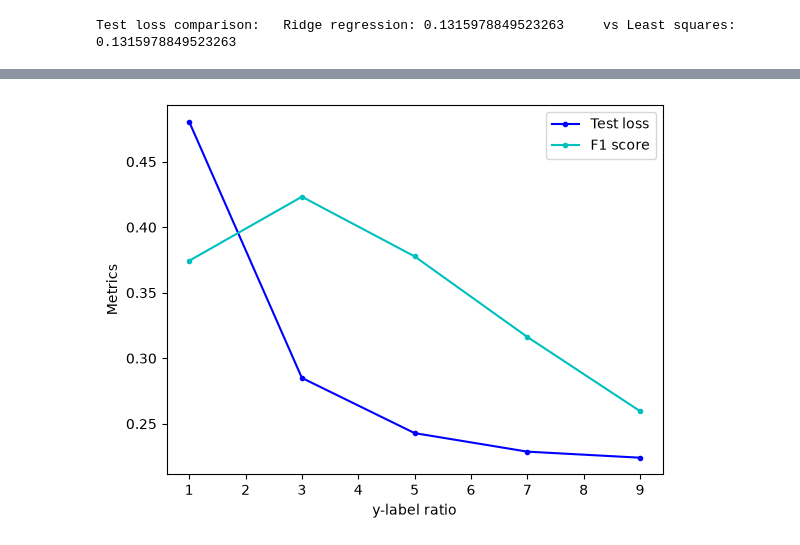
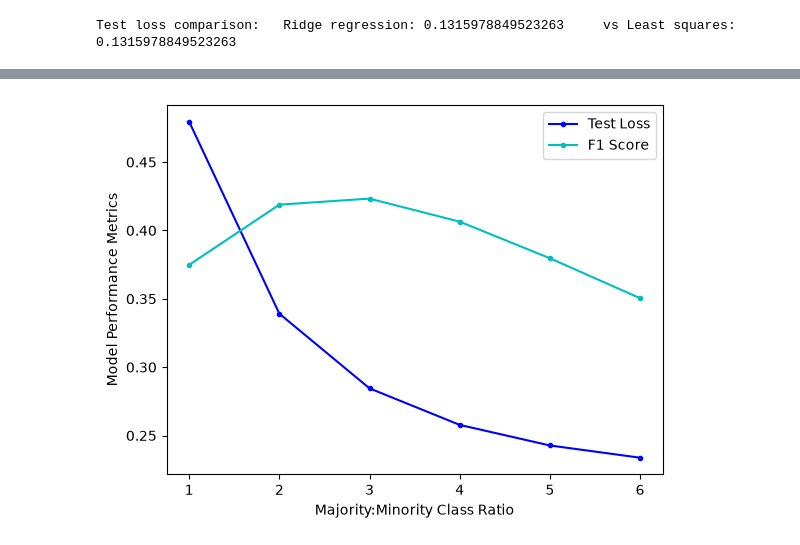
Before and after one commit to cheimatouihri/ML_PROJECT_CVD, a Jupyter notebook: asawyer_proj1_experimentation.ipynb, the cells around one changed output, grey strips where cells are left out. Saved outputs shown, nothing was run; the diff lists cells and outputs as text; code cells hidden in the pictures.

```diff
--- a/asawyer_proj1_experimentation.ipynb
+++ b/asawyer_proj1_experimentation.ipynb
@@ -147,11 +130,11 @@ def line_chart_train_test(x, y1, y2):
     leg = plt.legend()
     plt.show()
 
-def line_chart(x, x_label, y1, y1_label, y2, y2_label):
+def line_chart(x, x_title, y1, y1_label, y2, y2_label, y_title):
     plt.plot(x, y1, color="b", marker=".", label=y1_label)
     plt.plot(x, y2, color="c", marker=".", label=y2_label)
-    plt.xlabel(x_label)
-    plt.ylabel("Metrics")
+    plt.xlabel(x_title)
+    plt.ylabel(y_title)
     leg = plt.legend()
     plt.show()
 
@@ -186,7 +169,7 @@ def compute_accuracy(y_pred, y_test):
 # %%
 def linear_classifier(x, w):
     """ Super simple linear classifier:
-        Returns predictiction sign() (+/-1) of dot product of x and w
+        Returns prediction sign() (+/-1) of dot product of x and w
     """
     predictions = x @ w
     return np.sign(predictions)
@@ -197,11 +180,11 @@ test_f1_scores = []
 # Linear regression
 # Regular full-batch gradient descent first
 
-initial_w = np.zeros(d)
-max_iters = 1000
+max_iters = 500
 gamma = 0.1
 
 # run training algorithm on training data to get optimal w
+initial_w = np.zeros(x_tr.shape[1])
 w_msegd, loss_msegd_tr = mean_squared_error_gd(y_tr, x_tr, initial_w, max_iters, gamma)
 
 # get test loss
@@ -328,9 +311,9 @@ Test loss comparison:   Ridge regression: 0.1315978849523263     vs Least square
 max_iters = 1000
 gamma = 0.1
 # number of folds to use for K-fold cross validation
-k_fold = 3
-# ratios for number of majority-class samples : 1 minority-class sample
-ratios = np.arange(1, 10, 2)
+k_fold = 4
+# ratios to try for number of majority-class samples : 1 minority-class sample
+ratios = np.arange(1, 7, 1)
 seed = 1
 np.random.seed(seed)
 
@@ -388,5 +371,5 @@ for ratio in ratios:
     f1s.append(ratio_f1 / k_fold)  # average F1 score over K-fold for given ratio
 
 # plot comparison of different ratios
-line_chart(ratios, "y-label ratio", te_losses, "Test loss", f1s, "F1 score")
+line_chart(ratios, "Majority:Minority Class Ratio", te_losses, "Test Loss", f1s, "F1 Score", "Model Performance Metrics")
 # %% [output]
@@ -410 +393 @@ F1 score: 0.2619178082191781    Accuracy: 0.9151560957175771
-[figure, old version]
+[figure, new version]
```
Also changed, not shown: parts of 17 cells of this notebook.
